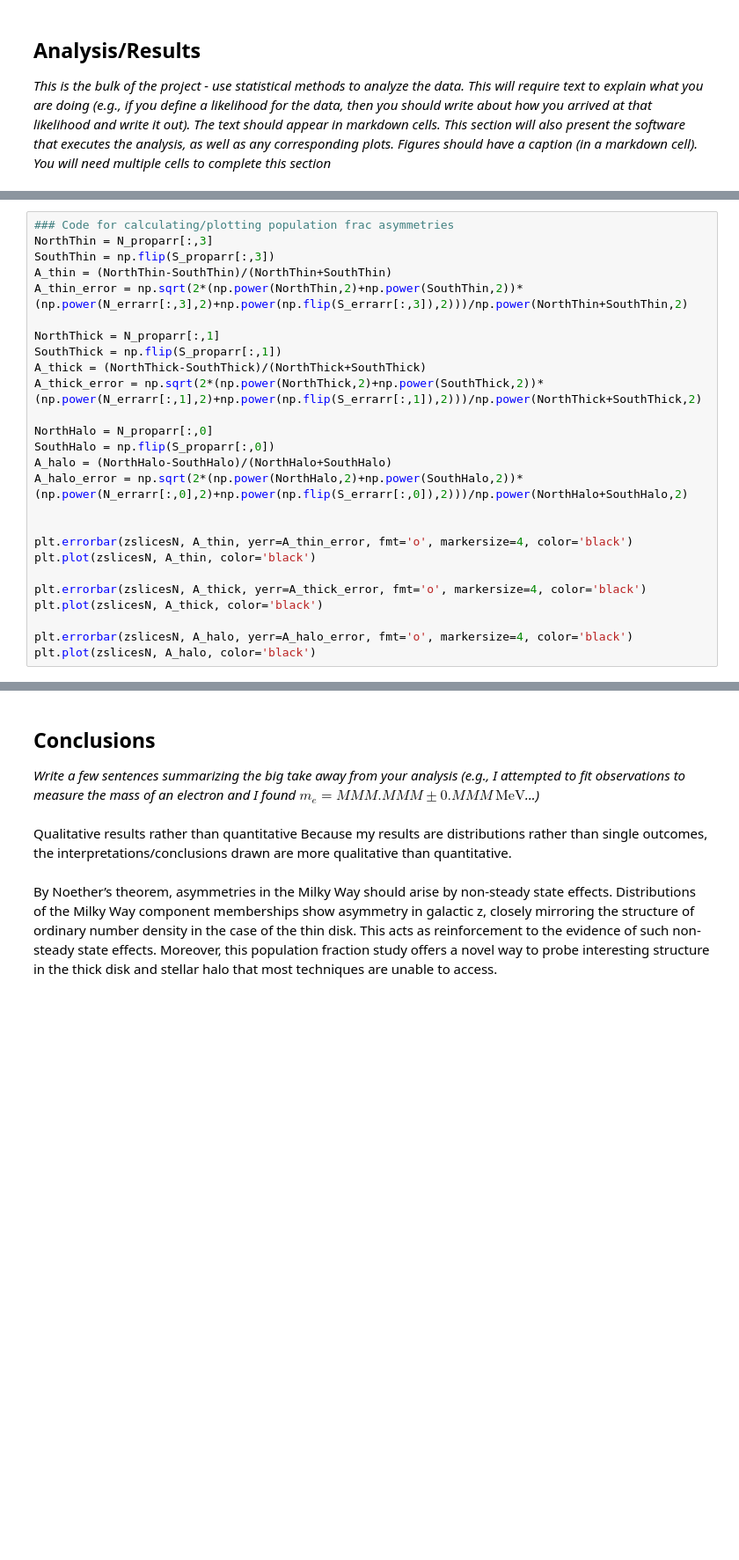
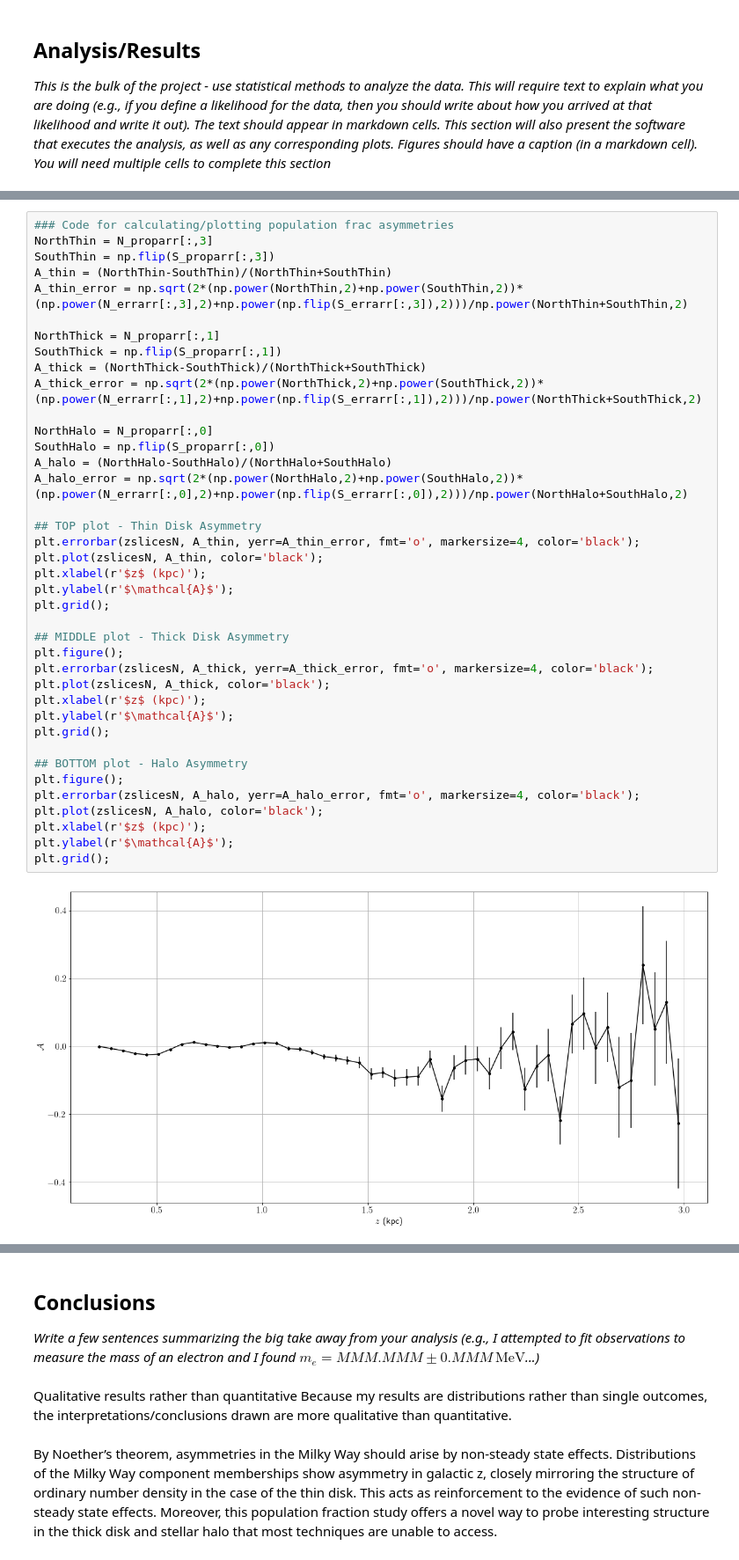
Before and after one commit to jharry99/Data-Analysis-Phys-441, a Jupyter notebook: Final Project - Josh Harry.ipynb, the cells around one changed output, grey strips where cells are left out. Shown at 88% size. Cells and saved outputs as stored; diff of their text form; blank space fills up the shorter version.

```diff
--- a/Final Project - Josh Harry.ipynb
+++ b/Final Project - Josh Harry.ipynb
@@ -602,29 +617,44 @@ The single thing that makes this work truly significant is the distinction of st
 14. Morgan Bennett and Jo Bovy, “Vertical waves in the solar neighbourhood in Gaia
 DR2,” Monthly Notices of the Royal Astronomical Society, vol. 482, pp. 1417–
 1425, October 2018.
-# %%
-### Code for calculating/plotting population frac asymmetries
-NorthThin = N_proparr[:,3]
-SouthThin = np.flip(S_proparr[:,3])
-A_thin = (NorthThin-SouthThin)/(NorthThin+SouthThin)
-A_thin_error = np.sqrt(2*(np.power(NorthThin,2)+np.power(SouthThin,2))*(np.power(N_errarr[:,3],2)+np.power(np.flip(S_errarr[:,3]),2)))/np.power(NorthThin+SouthThin,2)
-
-NorthThick = N_proparr[:,1]
-SouthThick = np.flip(S_proparr[:,1])
-A_thick = (NorthThick-SouthThick)/(NorthThick+SouthThick)
-A_thick_error = np.sqrt(2*(np.power(NorthThick,2)+np.power(SouthThick,2))*(np.power(N_errarr[:,1],2)+np.power(np.flip(S_errarr[:,1]),2)))/np.power(NorthThick+SouthThick,2)
-
-NorthHalo = N_proparr[:,0]
-SouthHalo = np.flip(S_proparr[:,0])
-A_halo = (NorthHalo-SouthHalo)/(NorthHalo+SouthHalo)
-A_halo_error = np.sqrt(2*(np.power(NorthHalo,2)+np.power(SouthHalo,2))*(np.power(N_errarr[:,0],2)+np.power(np.flip(S_errarr[:,0]),2)))/np.power(NorthHalo+SouthHalo,2)
-
-
-plt.errorbar(zslicesN, A_thin, yerr=A_thin_error, fmt='o', markersize=4, color='black')
-plt.plot(zslicesN, A_thin, color='black')
-
-plt.errorbar(zslicesN, A_thick, yerr=A_thick_error, fmt='o', markersize=4, color='black')
-plt.plot(zslicesN, A_thick, color='black')
-
-plt.errorbar(zslicesN, A_halo, yerr=A_halo_error, fmt='o', markersize=4, color='black')
-plt.plot(zslicesN, A_halo, color='black')
+# %%
+### Code for calculating/plotting population frac asymmetries
+NorthThin = N_proparr[:,3]
+SouthThin = np.flip(S_proparr[:,3])
+A_thin = (NorthThin-SouthThin)/(NorthThin+SouthThin)
+A_thin_error = np.sqrt(2*(np.power(NorthThin,2)+np.power(SouthThin,2))*(np.power(N_errarr[:,3],2)+np.power(np.flip(S_errarr[:,3]),2)))/np.power(NorthThin+SouthThin,2)
+
+NorthThick = N_proparr[:,1]
+SouthThick = np.flip(S_proparr[:,1])
+A_thick = (NorthThick-SouthThick)/(NorthThick+SouthThick)
+A_thick_error = np.sqrt(2*(np.power(NorthThick,2)+np.power(SouthThick,2))*(np.power(N_errarr[:,1],2)+np.power(np.flip(S_errarr[:,1]),2)))/np.power(NorthThick+SouthThick,2)
+
+NorthHalo = N_proparr[:,0]
+SouthHalo = np.flip(S_proparr[:,0])
+A_halo = (NorthHalo-SouthHalo)/(NorthHalo+SouthHalo)
+A_halo_error = np.sqrt(2*(np.power(NorthHalo,2)+np.power(SouthHalo,2))*(np.power(N_errarr[:,0],2)+np.power(np.flip(S_errarr[:,0]),2)))/np.power(NorthHalo+SouthHalo,2)
+
+## TOP plot - Thin Disk Asymmetry
+plt.errorbar(zslicesN, A_thin, yerr=A_thin_error, fmt='o', markersize=4, color='black');
+plt.plot(zslicesN, A_thin, color='black');
+plt.xlabel(r'$z$ (kpc)');
+plt.ylabel(r'$\mathcal{A}$');
+plt.grid();
+
+## MIDDLE plot - Thick Disk Asymmetry
+plt.figure();
+plt.errorbar(zslicesN, A_thick, yerr=A_thick_error, fmt='o', markersize=4, color='black');
+plt.plot(zslicesN, A_thick, color='black');
+plt.xlabel(r'$z$ (kpc)');
+plt.ylabel(r'$\mathcal{A}$');
+plt.grid();
+
+## BOTTOM plot - Halo Asymmetry
+plt.figure();
+plt.errorbar(zslicesN, A_halo, yerr=A_halo_error, fmt='o', markersize=4, color='black');
+plt.plot(zslicesN, A_halo, color='black');
+plt.xlabel(r'$z$ (kpc)');
+plt.ylabel(r'$\mathcal{A}$');
+plt.grid();
+# %% [output]
+[figure, added]
```
Also changed, not shown: parts of 11 cells of this notebook.
